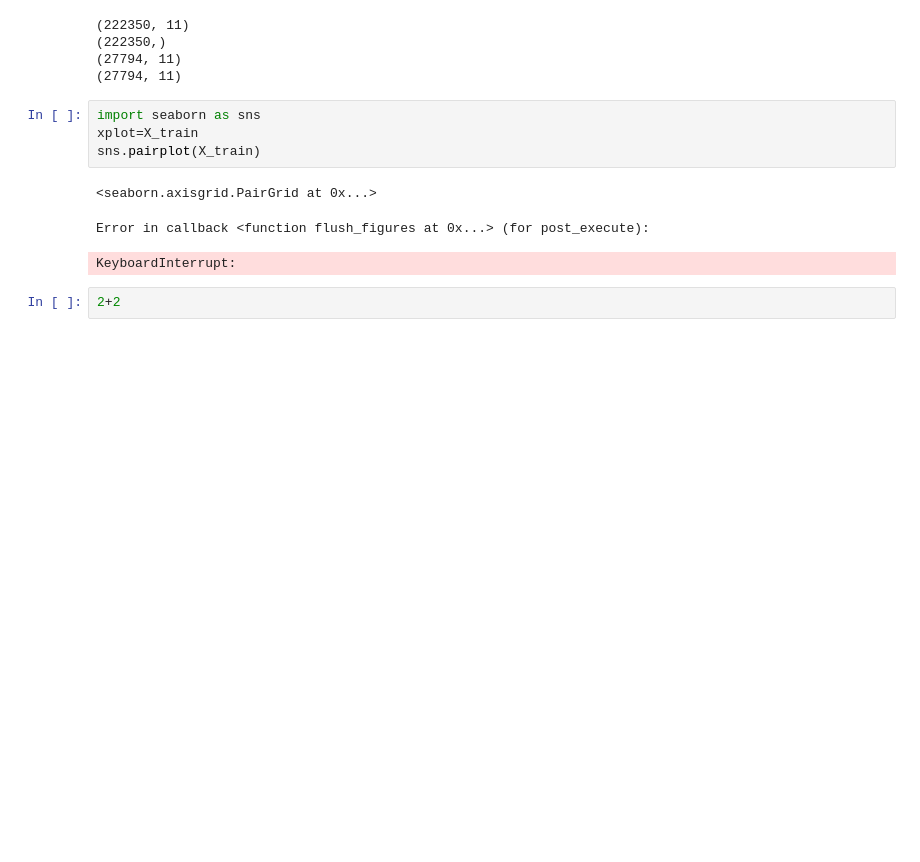
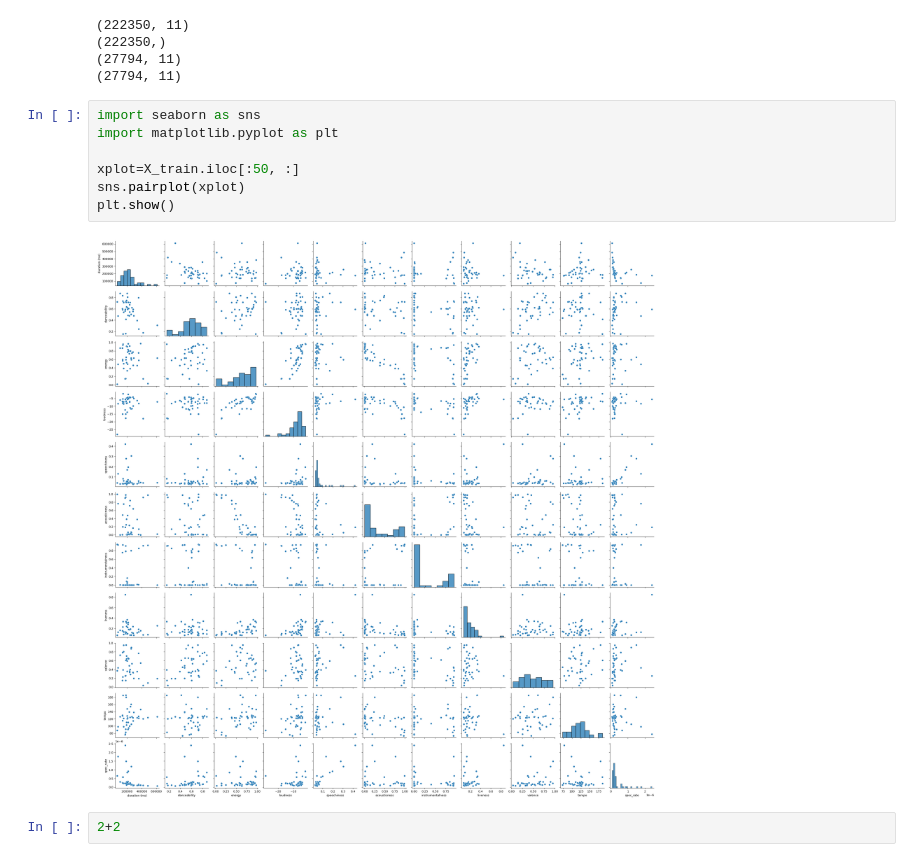
Before and after one commit to kacpermarzol/PSI-projekt, a Jupyter notebook: projekt.ipynb, the cells around one changed output. Saved outputs shown, nothing was run; the diff lists cells and outputs as text; blank space fills up the shorter version.

```diff
--- a/projekt.ipynb
+++ b/projekt.ipynb
@@ -105,12 +105,13 @@ print(X_val.shape)
 (27794, 11)
 # %%
 import seaborn as sns
-xplot=X_train
-sns.pairplot(X_train)
+import matplotlib.pyplot as plt
+
+xplot=X_train.iloc[:50, :]
+sns.pairplot(xplot)
+plt.show()
 # %% [output]
-<seaborn.axisgrid.PairGrid at 0x...>
-Error in callback <function flush_figures at 0x...> (for post_execute):
-KeyboardInterrupt:
+[figure, added]
 # %%
 2+2
 # %% [output]
```
